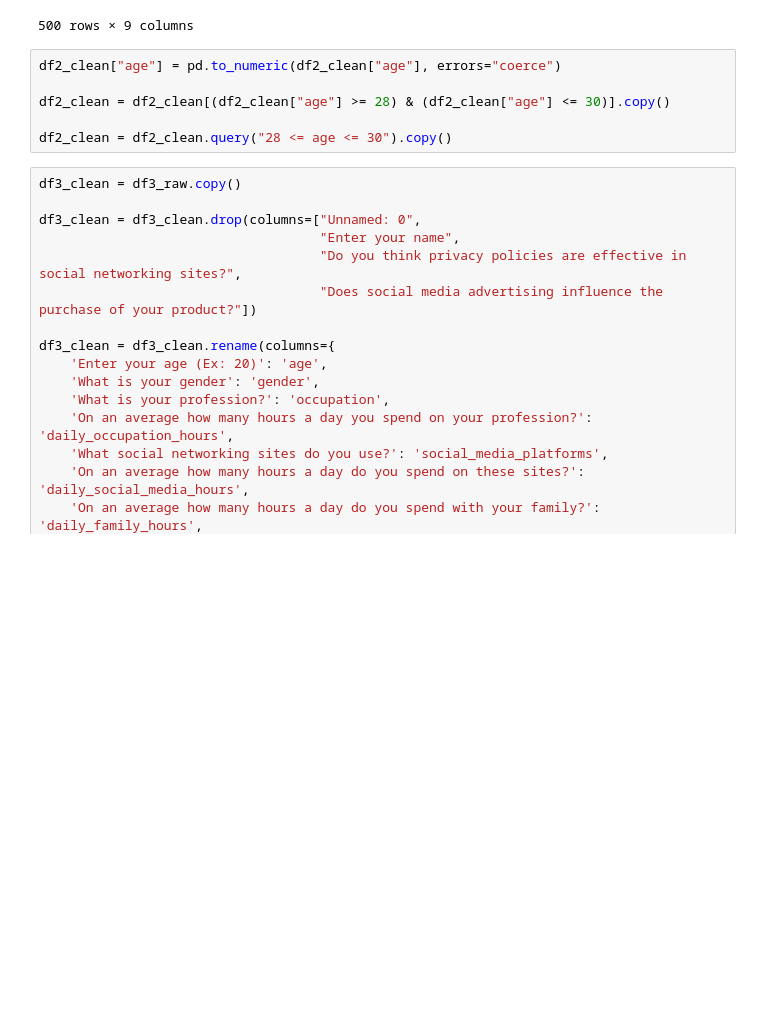
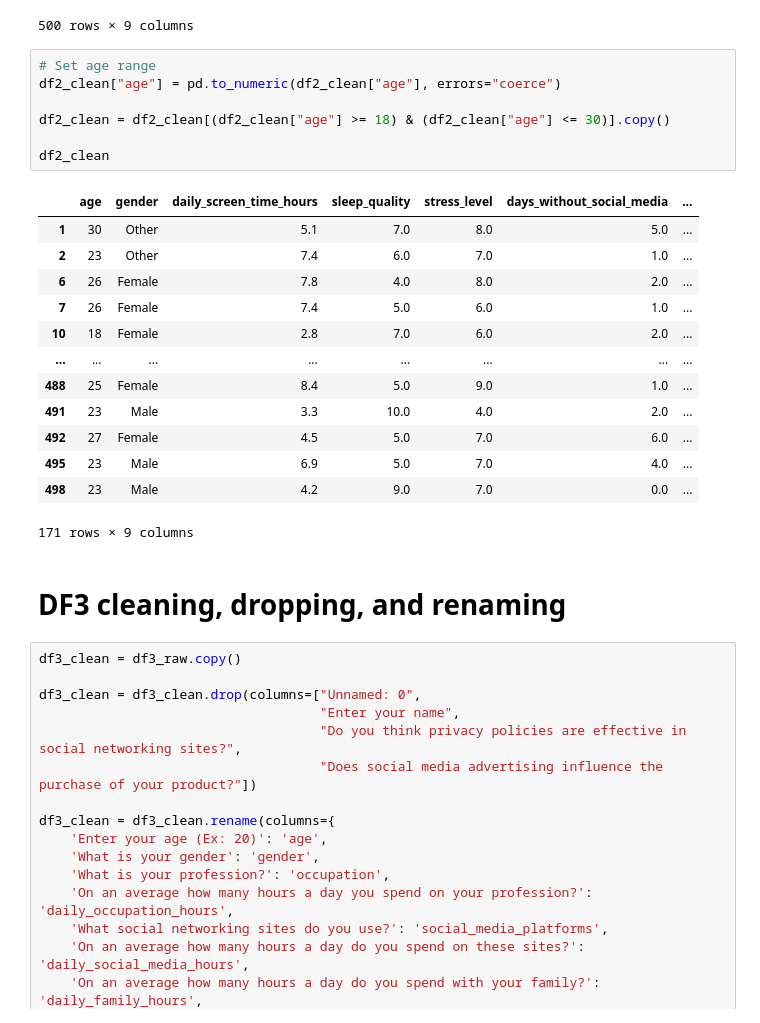
Before and after one commit to klyckman/CSMODEL, a Jupyter notebook: notebooks/Kodiak_Knowers_Notebook.ipynb, the cells around one changed output. Saved outputs shown, nothing was run; the diff lists cells and outputs as text; blank space fills up the shorter version.

```diff
--- a/notebooks/Kodiak_Knowers_Notebook.ipynb
+++ b/notebooks/Kodiak_Knowers_Notebook.ipynb
@@ -183,11 +201,28 @@ df2_clean
 | 499 | 43 | Female | 5.9 | 5.0 | 8.0 | 3.0 | ... |
 500 rows × 9 columns
 # %%
+# Set age range
 df2_clean["age"] = pd.to_numeric(df2_clean["age"], errors="coerce")
 
-df2_clean = df2_clean[(df2_clean["age"] >= 28) & (df2_clean["age"] <= 30)].copy()
+df2_clean = df2_clean[(df2_clean["age"] >= 18) & (df2_clean["age"] <= 30)].copy()
 
-df2_clean = df2_clean.query("28 <= age <= 30").copy()
+df2_clean
+# %% [output]
+|  | age | gender | daily_screen_time_hours | sleep_quality | stress_level | days_without_social_media | ... |
+| 1 | 30 | Other | 5.1 | 7.0 | 8.0 | 5.0 | ... |
+| 2 | 23 | Other | 7.4 | 6.0 | 7.0 | 1.0 | ... |
+| 6 | 26 | Female | 7.8 | 4.0 | 8.0 | 2.0 | ... |
+| 7 | 26 | Female | 7.4 | 5.0 | 6.0 | 1.0 | ... |
+| 10 | 18 | Female | 2.8 | 7.0 | 6.0 | 2.0 | ... |
+| ... | ... | ... | ... | ... | ... | ... | ... |
+| 488 | 25 | Female | 8.4 | 5.0 | 9.0 | 1.0 | ... |
+| 491 | 23 | Male | 3.3 | 10.0 | 4.0 | 2.0 | ... |
+| 492 | 27 | Female | 4.5 | 5.0 | 7.0 | 6.0 | ... |
+| 495 | 23 | Male | 6.9 | 5.0 | 7.0 | 4.0 | ... |
+| 498 | 23 | Male | 4.2 | 9.0 | 7.0 | 0.0 | ... |
+171 rows × 9 columns
+# %% [markdown]
+# DF3 cleaning, dropping, and renaming
 # %%
 df3_clean = df3_raw.copy()
 
```
Also changed, not shown: parts of 10 cells of this notebook.
